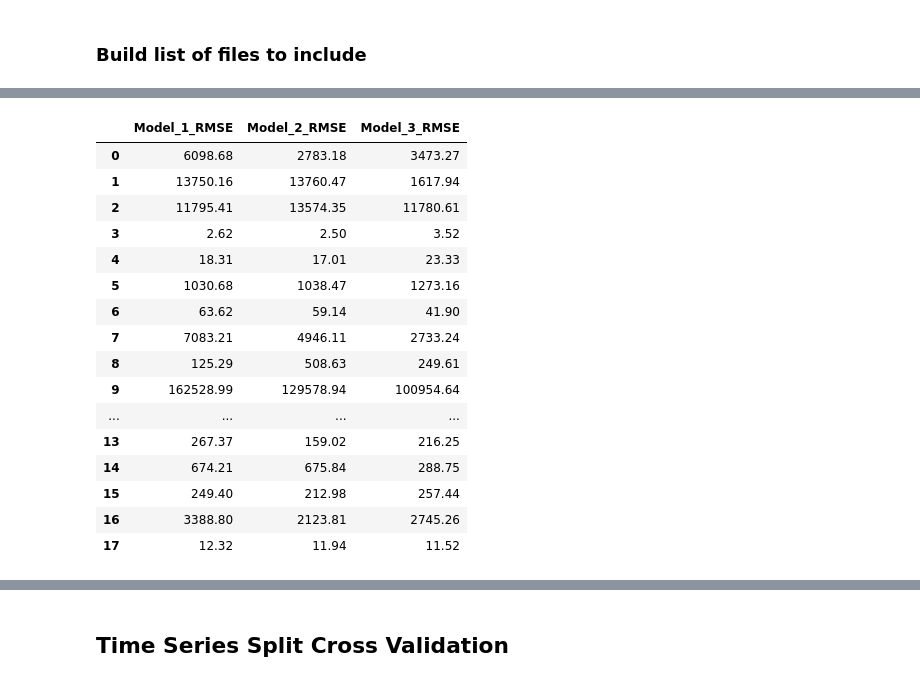
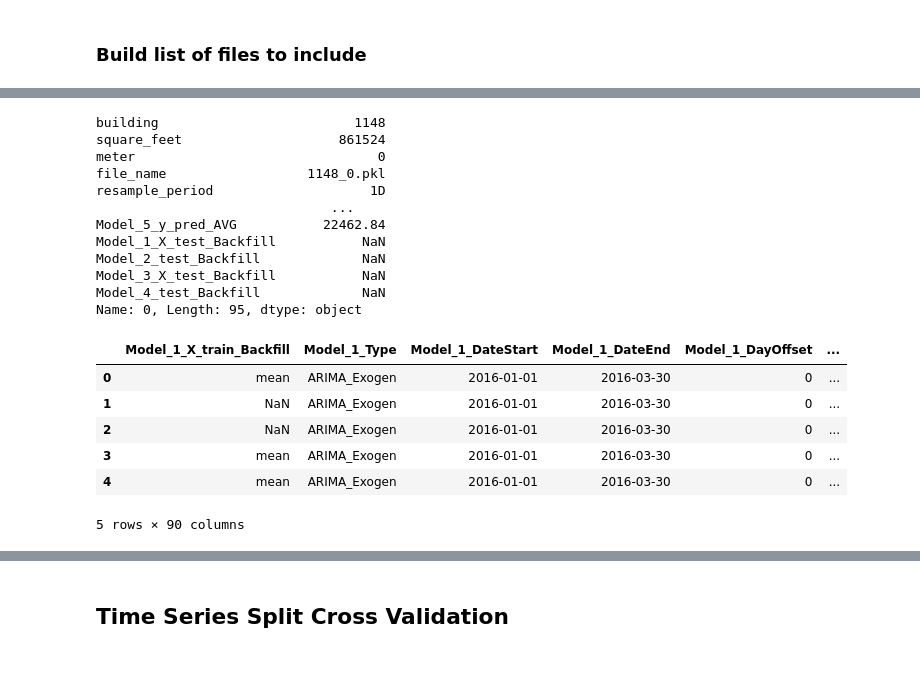
Before and after one commit to mikesbin99/Springboard_Capstone_Energy, a Jupyter notebook: Modeling_18.3.ipynb, the cells around one changed output, grey strips where cells are left out. Drawn from its saved outputs; the diff is of its cells as text; code cells hidden in the pictures.

```diff
--- a/Modeling_18.3.ipynb
+++ b/Modeling_18.3.ipynb
@@ -155,4 +154,5 @@ files
 # %%
 files = []
 direct = '.\\data_clean\\buildings_by_meter\\'
+df_train = pd.read_pickle(direct + file)
 # %% [markdown]
@@ -161,7 +161,7 @@ direct = '.\\data_clean\\buildings_by_meter\\'
 # Holes in the data
 # Data is daily
 offsets = [0] # offsets in days
-data_sizes = [120]
+data_sizes = [90,120]
 test_sizes = [int(x * 0.25) for x in data_sizes]
 
 ARIMA = True
@@ -201,14 +201,11 @@ for num,file in enumerate(files):
         df_train = pd.read_pickle(direct + file)
 
     # Load key variables in dictionary
-    stats['building_id'] = df_train.iloc[0]['building_id']
+    stats['building'] = df_train.iloc[0]['building_id']
     stats['square_feet'] = df_train.iloc[0]['square_feet']
 
     stats['meter'] = bldg_meter = df_train.iloc[0]['meter']
-    stats['file_path'] = file
-
-    stats['category'] = df_stats[(df_stats['building'] == stats['building_id']) & (df_stats['meter'] == stats['meter'])]['category'].iloc[0]
-    stats['corr_meter_to_airtemp'] = df_stats[(df_stats['building'] == stats['building_id']) & (df_stats['meter'] == stats['meter'])]['corr_meter_to_airtemp'].iloc[0]
+    stats['file_name'] = file
 
 #     df_train = pd.get_dummies(df_train)
 #     print(df_train)
@@ -219,9 +216,6 @@ for num,file in enumerate(files):
                   'air_temperature':'max',
                   'dew_temperature':'max',
                   'cloud_coverage':'mean',
-                  'dew_temperature':'max',
-                  'precip_depth_1_hr':'sum',
-                  'sea_level_pressure':'mean',
                   'building_id': 'max',
                   'site_id': 'max',
                   'square_feet': 'max',
@@ -254,7 +248,11 @@ for num,file in enumerate(files):
             # df_slice is the total size of the set
 
             df_slice = df_train.iloc[off:off+ds]
-            df_slice.drop(labels='sea_level_pressure',inplace=True,axis=1)
+
+            df_slice.dropna(subset = ['meter_reading', 'air_temperature'],how='any')
+
+#             if df_slice['sea_level_pressure'].iloc[0]:
+#                 df_slice.drop(labels='sea_level_pressure',inplace=True,axis=1)
 
 #             for column in df_slice.columns:
 #                 # Percent of data that is not zero
@@ -392,9 +390,9 @@ for num,file in enumerate(files):
 
                 m = Prophet(daily_seasonality=True)
                 m.add_regressor('air_temperature')
-                m.add_regressor('dew_temperature')
-                m.add_regressor('cloud_coverage')
-                m.add_regressor('precip_depth_1_hr')
+#                 m.add_regressor('dew_temperature')
+#                 m.add_regressor('cloud_coverage')
+#                 m.add_regressor('precip_depth_1_hr')
                 m.add_regressor('day_of_week')
                 m.add_regressor('weekend')
                 m.add_regressor('month')
@@ -468,9 +466,9 @@ for num,file in enumerate(files):
                 RMSE_error = (mean_squared_error(predict,y_test,squared=False))
 
                 stats[model_prefix + '_' + 'RMSE'] = RMSE_error
-                stats[model_prefix + '_' + 'y_test_MAX'] = np.max(y_test)
-                stats[model_prefix + '_' + 'y_test_MIN'] = np.min(y_test)
-                stats[model_prefix + '_' + 'y_test_AVG'] = np.mean(y_test)
+                stats[model_prefix + '_' + 'y_test_MAX'] = np.max(y_test['meter_reading'])
+                stats[model_prefix + '_' + 'y_test_MIN'] = np.min(y_test['meter_reading'])
+                stats[model_prefix + '_' + 'y_test_AVG'] = np.mean(y_test['meter_reading'])
 
                 stats[model_prefix + '_' + 'y_pred_MAX'] = np.max(predict)
                 stats[model_prefix + '_' + 'y_pred_MIN'] = np.min(predict)
@@ -542,21 +532,27 @@ INFO:prophet:Disabling yearly seasonality. Run prophet with yearly_seasonality=T
+# %%
+df_results.iloc[0]
+# %% [output]
+building                         1148
+square_feet                    861524
+meter                               0
+file_name                  1148_0.pkl
+resample_period                    1D
+                              ...
+Model_5_y_pred_AVG           22462.84
+Model_1_X_test_Backfill           NaN
+Model_2_test_Backfill             NaN
+Model_3_X_test_Backfill           NaN
+Model_4_test_Backfill             NaN
+Name: 0, Length: 95, dtype: object
 # %%
-df_results
+df= df_results.filter(regex='Model_')
+df.head()
 # %% [output]
-|  | Model_1_RMSE | Model_2_RMSE | Model_3_RMSE |
-| 0 | 6098.68 | 2783.18 | 3473.27 |
-| 1 | 13750.16 | 13760.47 | 1617.94 |
-| 2 | 11795.41 | 13574.35 | 11780.61 |
-| 3 | 2.62 | 2.50 | 3.52 |
-| 4 | 18.31 | 17.01 | 23.33 |
-| 5 | 1030.68 | 1038.47 | 1273.16 |
-| 6 | 63.62 | 59.14 | 41.90 |
-| 7 | 7083.21 | 4946.11 | 2733.24 |
-| 8 | 125.29 | 508.63 | 249.61 |
-| 9 | 162528.99 | 129578.94 | 100954.64 |
-| ... | ... | ... | ... |
-| 13 | 267.37 | 159.02 | 216.25 |
-| 14 | 674.21 | 675.84 | 288.75 |
-| 15 | 249.40 | 212.98 | 257.44 |
-| 16 | 3388.80 | 2123.81 | 2745.26 |
-| 17 | 12.32 | 11.94 | 11.52 |
+|  | Model_1_X_train_Backfill | Model_1_Type | Model_1_DateStart | Model_1_DateEnd | Model_1_DayOffset | ... |
+| 0 | mean | ARIMA_Exogen | 2016-01-01 | 2016-03-30 | 0 | ... |
+| 1 | NaN | ARIMA_Exogen | 2016-01-01 | 2016-03-30 | 0 | ... |
+| 2 | NaN | ARIMA_Exogen | 2016-01-01 | 2016-03-30 | 0 | ... |
+| 3 | mean | ARIMA_Exogen | 2016-01-01 | 2016-03-30 | 0 | ... |
+| 4 | mean | ARIMA_Exogen | 2016-01-01 | 2016-03-30 | 0 | ... |
+5 rows × 90 columns
 # %%
```
Also changed, not shown: parts of 7 cells of this notebook.
